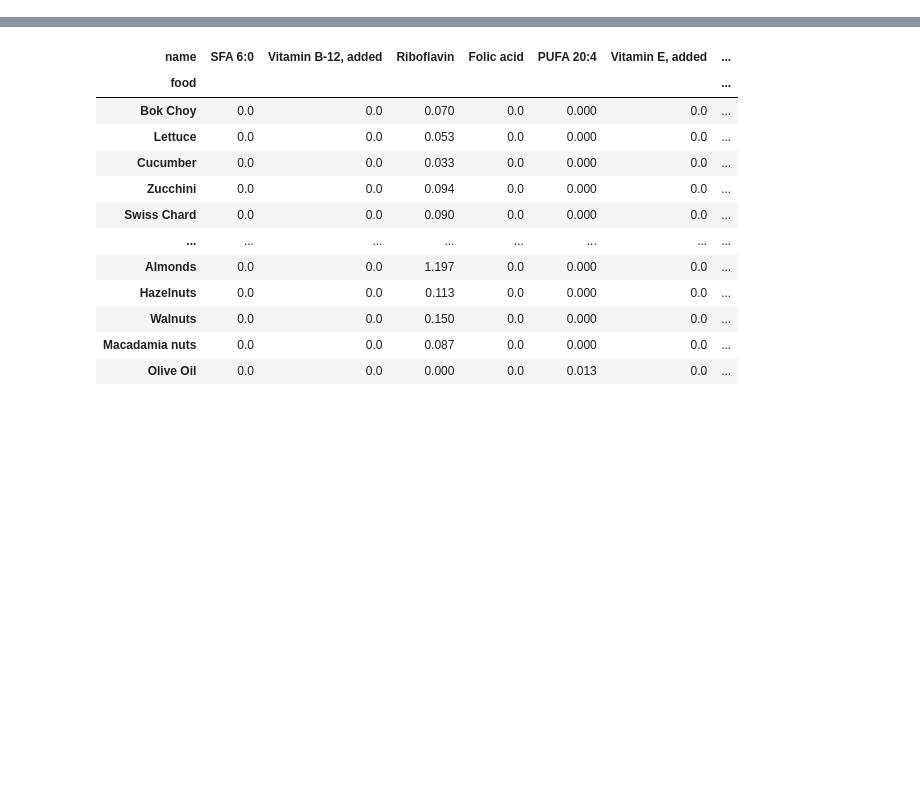
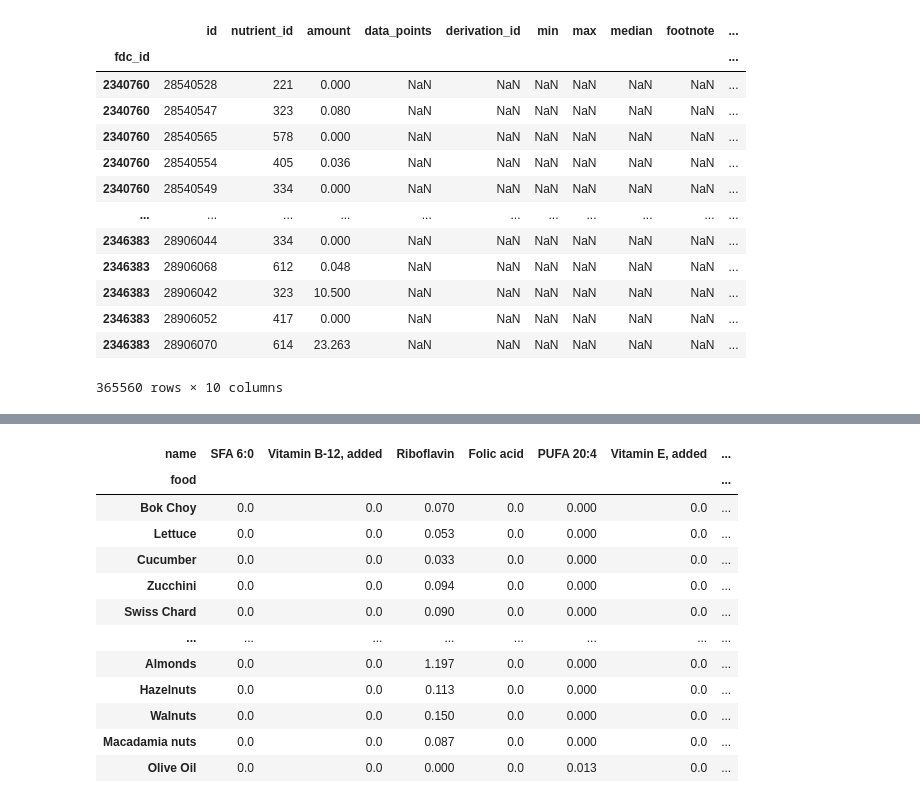
Before and after one commit to evanglas/food-analysis, a Jupyter notebook: f2.ipynb, the cells around one changed output, grey strips where cells are left out. Drawn from its saved outputs; the diff is of its cells as text; code cells hidden in the pictures; blank space fills up the shorter version.

```diff
--- a/f2.ipynb
+++ b/f2.ipynb
@@ -21,0 +78,17 @@ f_ndb = food_legacy.join(id_to_nbd, how='left').reset_index().set_index('NDB_num
+# %%
+food_nutrient_fndds
+# %% [output]
+|  | id | nutrient_id | amount | data_points | derivation_id | min | max | median | footnote | ... |
+| fdc_id |  |  |  |  |  |  |  |  |  | ... |
+| 2340760 | 28540528 | 221 | 0.000 | NaN | NaN | NaN | NaN | NaN | NaN | ... |
+| 2340760 | 28540547 | 323 | 0.080 | NaN | NaN | NaN | NaN | NaN | NaN | ... |
+| 2340760 | 28540565 | 578 | 0.000 | NaN | NaN | NaN | NaN | NaN | NaN | ... |
+| 2340760 | 28540554 | 405 | 0.036 | NaN | NaN | NaN | NaN | NaN | NaN | ... |
+| 2340760 | 28540549 | 334 | 0.000 | NaN | NaN | NaN | NaN | NaN | NaN | ... |
+| ... | ... | ... | ... | ... | ... | ... | ... | ... | ... | ... |
+| 2346383 | 28906044 | 334 | 0.000 | NaN | NaN | NaN | NaN | NaN | NaN | ... |
+| 2346383 | 28906068 | 612 | 0.048 | NaN | NaN | NaN | NaN | NaN | NaN | ... |
+| 2346383 | 28906042 | 323 | 10.500 | NaN | NaN | NaN | NaN | NaN | NaN | ... |
+| 2346383 | 28906052 | 417 | 0.000 | NaN | NaN | NaN | NaN | NaN | NaN | ... |
+| 2346383 | 28906070 | 614 | 23.263 | NaN | NaN | NaN | NaN | NaN | NaN | ... |
+365560 rows × 10 columns
```
Also changed, not shown: parts of 18 cells of this notebook, 9 other files.
